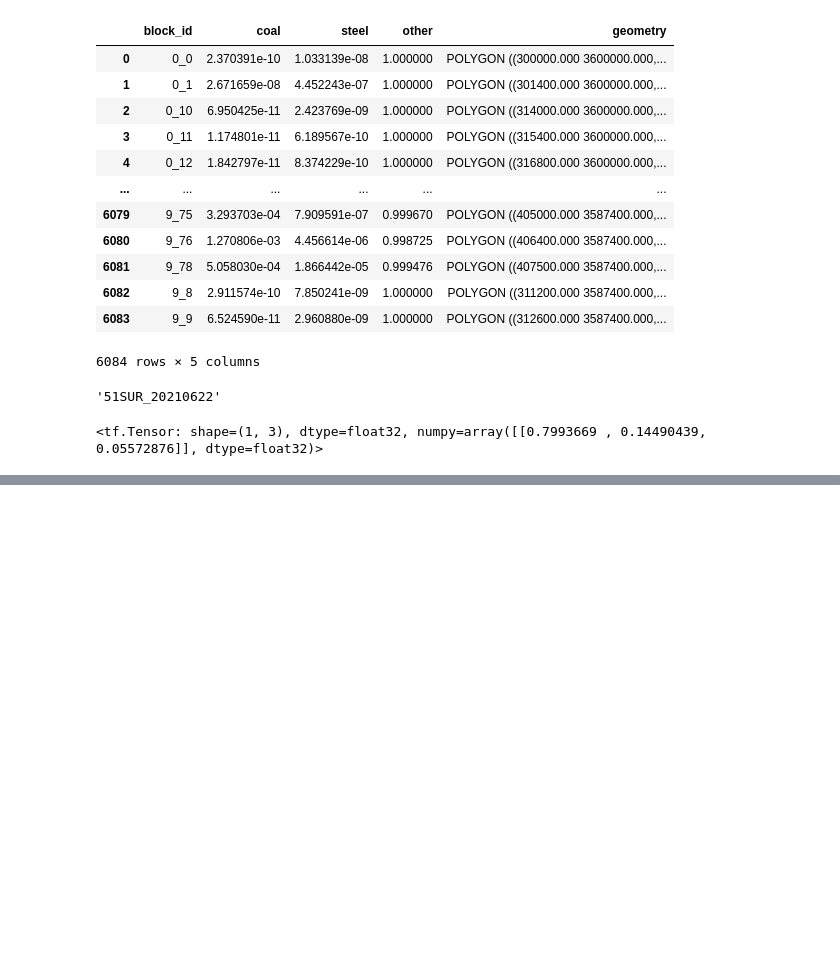
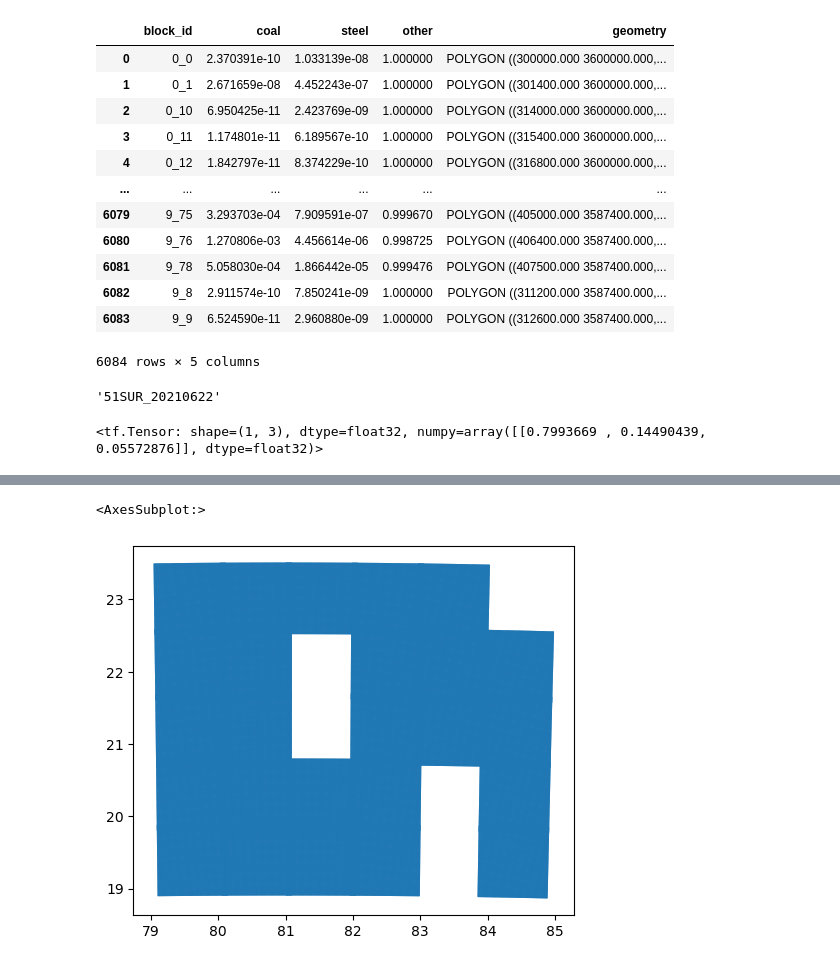
Before and after one commit to ManshaP/sentinel_industry, a Jupyter notebook: deploy_test-Copy1.ipynb, the cells around one changed output, grey strips where cells are left out. Cells and saved outputs as stored; diff of their text form; code cells hidden in the pictures; blank space fills up the shorter version.

```diff
--- a/deploy_test-Copy1.ipynb
+++ b/deploy_test-Copy1.ipynb
@@ -707 +770,6 @@ df.to_crs('WGS 84')
+# %%
+df.to_crs('WGS 84').plot()
+# %% [output]
+<AxesSubplot:>
+[figure, added]
 # %%
```
Also changed, not shown: parts of 25 cells of this notebook, 21 other files.
